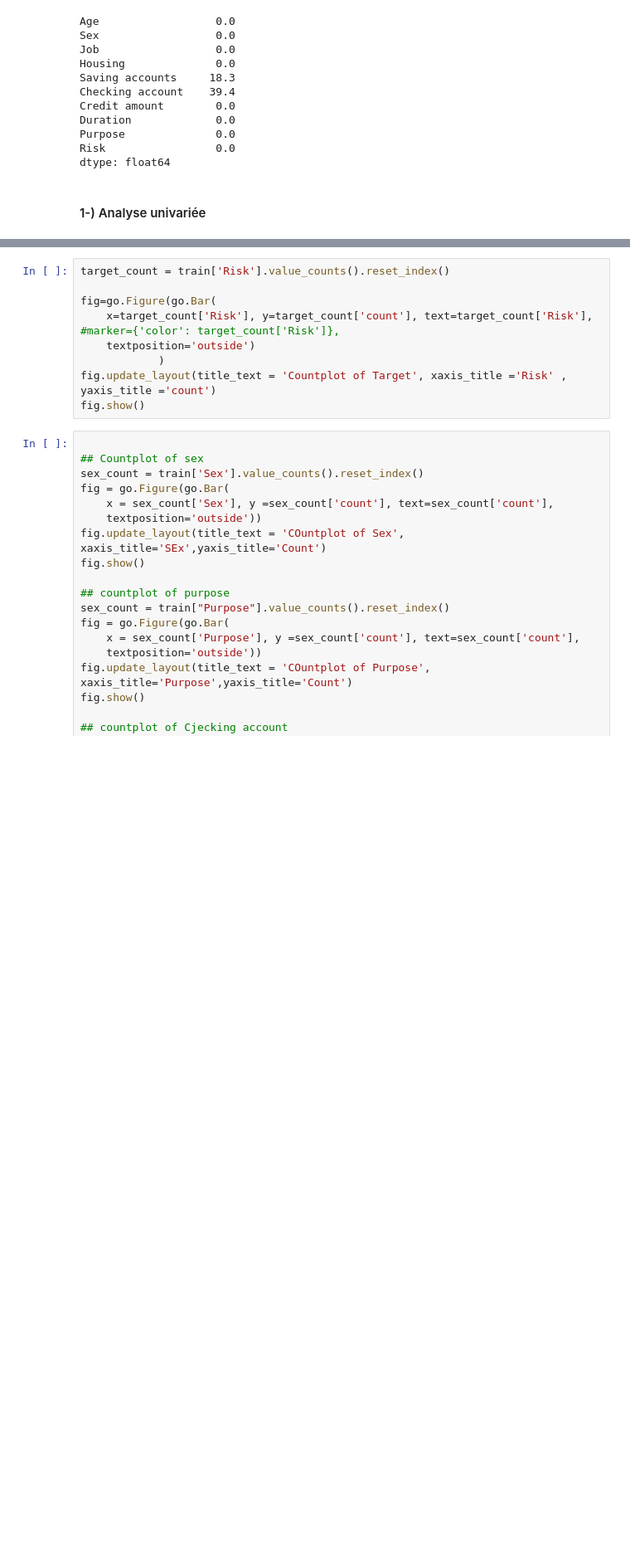
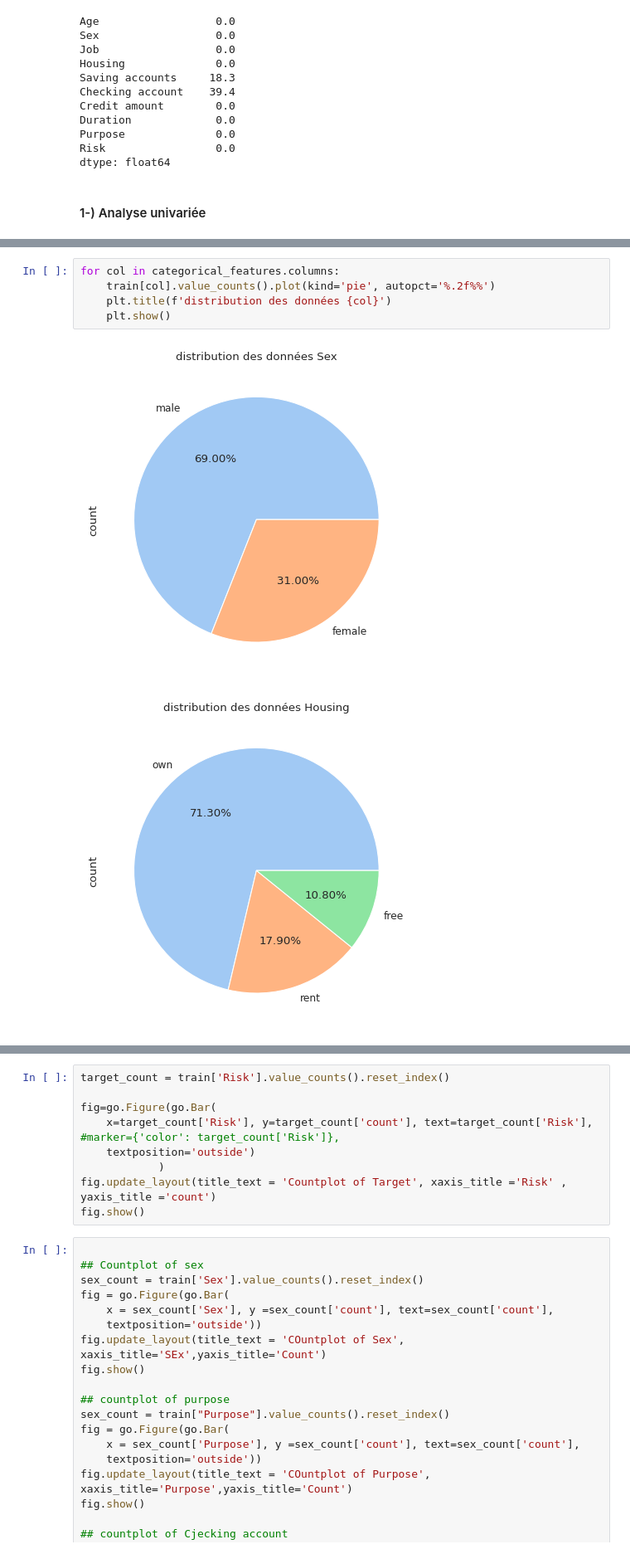
Before and after one commit to dona-eric/Hack2Hiere_TechTech_DataScience_20, a Jupyter notebook: Analyse_risque_Credit/analyse_credit_risque.ipynb, the cells around one changed output, grey strips where cells are left out. Shown: that part at 83% size. Drawn from its saved outputs; the diff is of its cells as text; blank space fills up the shorter version.

```diff
--- a/Analyse_risque_Credit/analyse_credit_risque.ipynb
+++ b/Analyse_risque_Credit/analyse_credit_risque.ipynb
@@ -196,0 +203,8 @@ Risk
+# %%
+for col in categorical_features.columns:
+    train[col].value_counts().plot(kind='pie', autopct='%.2f%%')
+    plt.title(f'distribution des données {col}')
+    plt.show()
+# %% [output]
+[figure, added]
+[figure, added]
```
Also changed, not shown: parts of 46 cells of this notebook, 3 other files.
